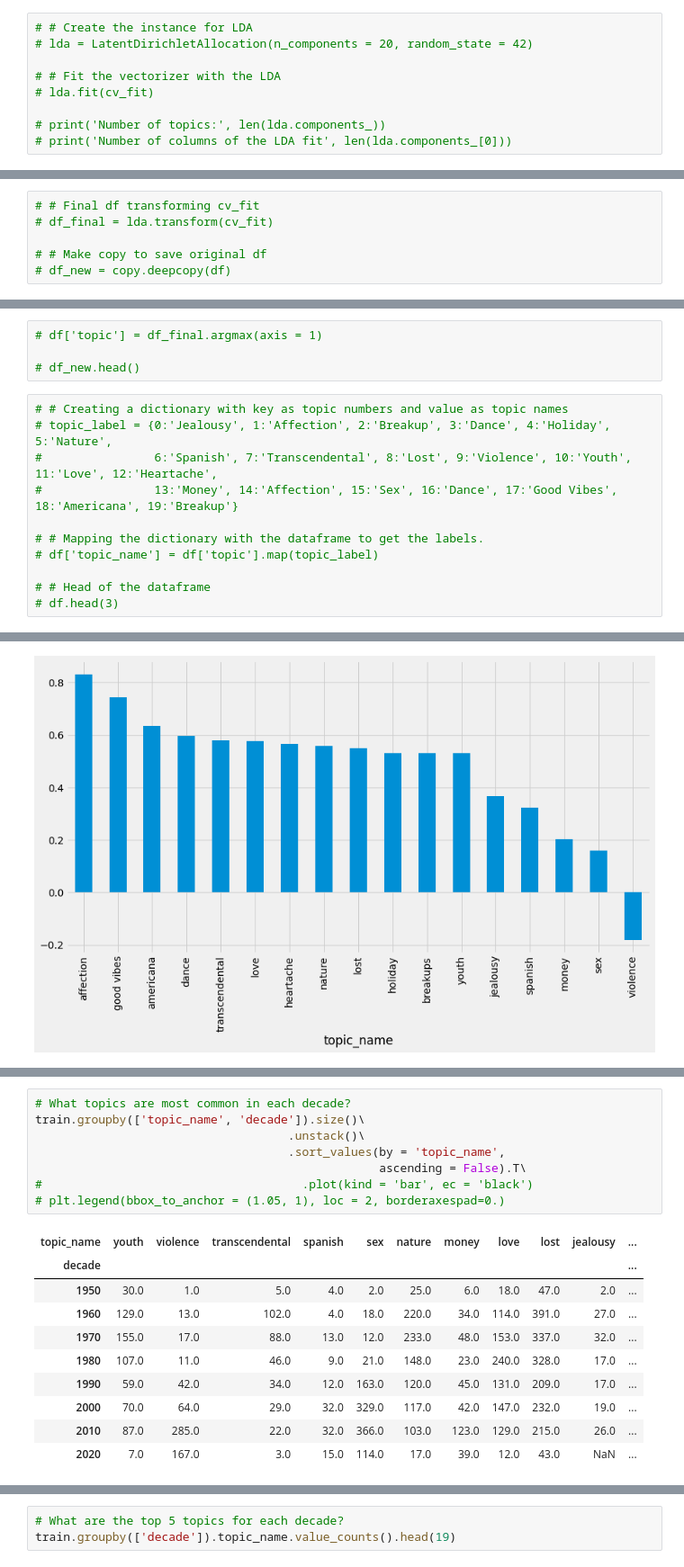
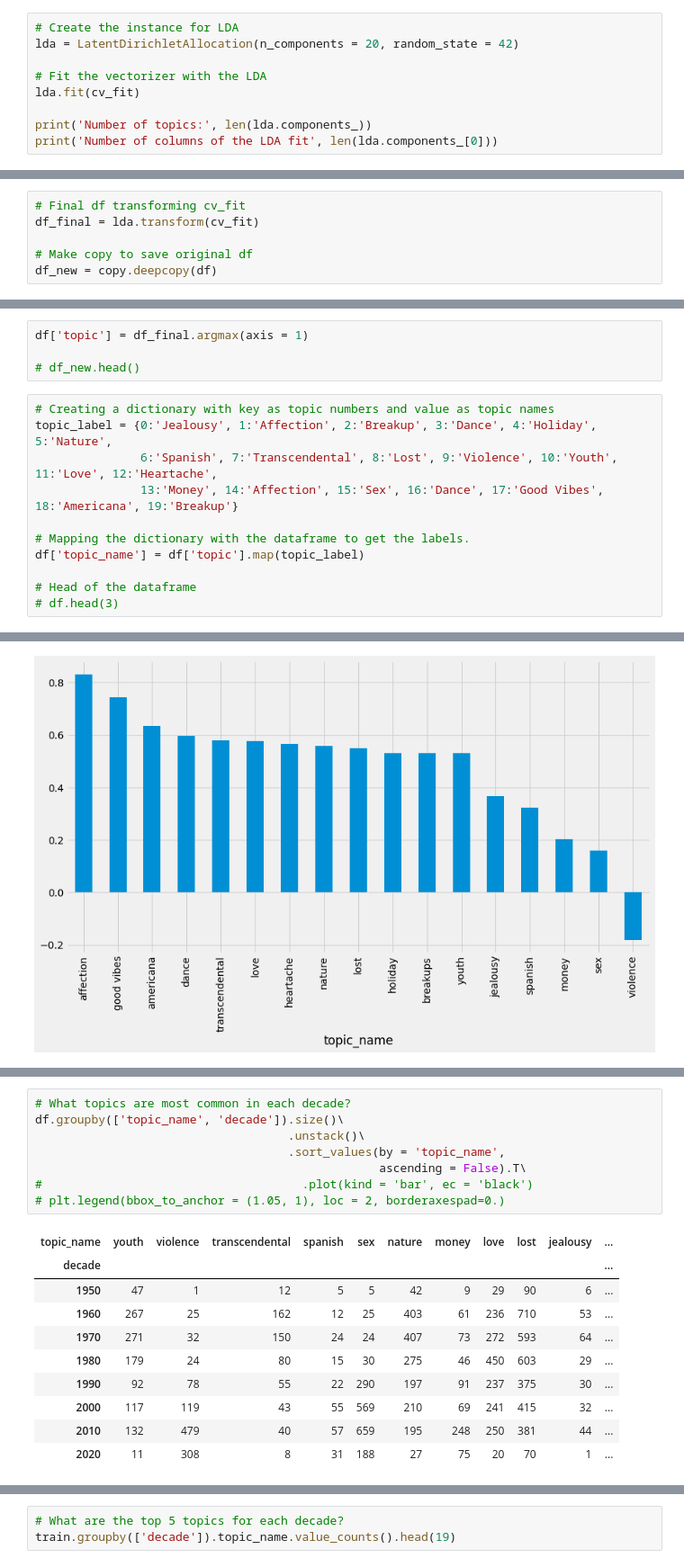
Before and after one commit to CBRJ-Lyrical-Metrics/lyrical-evolution-capstone, a Jupyter notebook: Drafts/jerry_workbook.ipynb, the cells around one changed output, grey strips where cells are left out. Shown at 90% size. Cells and saved outputs as stored; diff of their text form.

```diff
--- a/Drafts/jerry_workbook.ipynb
+++ b/Drafts/jerry_workbook.ipynb
@@ -86,9 +92,9 @@ df.head()
 # %%
-# # Create the instance for LDA
-# lda = LatentDirichletAllocation(n_components = 20, random_state = 42)
+# Create the instance for LDA
+lda = LatentDirichletAllocation(n_components = 20, random_state = 42)
 
-# # Fit the vectorizer with the LDA
-# lda.fit(cv_fit)
+# Fit the vectorizer with the LDA
+lda.fit(cv_fit)
 
-# print('Number of topics:', len(lda.components_))
-# print('Number of columns of the LDA fit', len(lda.components_[0]))
+print('Number of topics:', len(lda.components_))
+print('Number of columns of the LDA fit', len(lda.components_[0]))
@@ -106,7 +135,7 @@ df.head()
 # %%
-# # Final df transforming cv_fit
-# df_final = lda.transform(cv_fit)
+# Final df transforming cv_fit
+df_final = lda.transform(cv_fit)
 
-# # Make copy to save original df
-# df_new = copy.deepcopy(df)
+# Make copy to save original df
+df_new = copy.deepcopy(df)
 # %%
@@ -122,17 +151,17 @@ df.head()
 # %%
-# df['topic'] = df_final.argmax(axis = 1)
+df['topic'] = df_final.argmax(axis = 1)
 
 # df_new.head()
 # %%
-# # Creating a dictionary with key as topic numbers and value as topic names
-# topic_label = {0:'Jealousy', 1:'Affection', 2:'Breakup', 3:'Dance', 4:'Holiday', 5:'Nature',
-#                6:'Spanish', 7:'Transcendental', 8:'Lost', 9:'Violence', 10:'Youth', 11:'Love', 12:'Heartache',
-#                13:'Money', 14:'Affection', 15:'Sex', 16:'Dance', 17:'Good Vibes', 18:'Americana', 19:'Breakup'}
+# Creating a dictionary with key as topic numbers and value as topic names
+topic_label = {0:'Jealousy', 1:'Affection', 2:'Breakup', 3:'Dance', 4:'Holiday', 5:'Nature',
+               6:'Spanish', 7:'Transcendental', 8:'Lost', 9:'Violence', 10:'Youth', 11:'Love', 12:'Heartache',
+               13:'Money', 14:'Affection', 15:'Sex', 16:'Dance', 17:'Good Vibes', 18:'Americana', 19:'Breakup'}
 
-# # Mapping the dictionary with the dataframe to get the labels.
-# df['topic_name'] = df['topic'].map(topic_label)
+# Mapping the dictionary with the dataframe to get the labels.
+df['topic_name'] = df['topic'].map(topic_label)
 
-# # Head of the dataframe
+# Head of the dataframe
 # df.head(3)
 # %%
 # def get_topics(df):
@@ -271,20 +279,20 @@ topic_popularity(df)
 # %%
 # What topics are most common in each decade?
-train.groupby(['topic_name', 'decade']).size()\
+df.groupby(['topic_name', 'decade']).size()\
                                     .unstack()\
                                     .sort_values(by = 'topic_name',
                                                  ascending = False).T\
 #                                     .plot(kind = 'bar', ec = 'black')
 # plt.legend(bbox_to_anchor = (1.05, 1), loc = 2, borderaxespad=0.)
 # %% [output]
 | topic_name | youth | violence | transcendental | spanish | sex | nature | money | love | lost | jealousy | ... |
 | decade |  |  |  |  |  |  |  |  |  |  | ... |
-| 1950 | 30.0 | 1.0 | 5.0 | 4.0 | 2.0 | 25.0 | 6.0 | 18.0 | 47.0 | 2.0 | ... |
-| 1960 | 129.0 | 13.0 | 102.0 | 4.0 | 18.0 | 220.0 | 34.0 | 114.0 | 391.0 | 27.0 | ... |
-| 1970 | 155.0 | 17.0 | 88.0 | 13.0 | 12.0 | 233.0 | 48.0 | 153.0 | 337.0 | 32.0 | ... |
-| 1980 | 107.0 | 11.0 | 46.0 | 9.0 | 21.0 | 148.0 | 23.0 | 240.0 | 328.0 | 17.0 | ... |
-| 1990 | 59.0 | 42.0 | 34.0 | 12.0 | 163.0 | 120.0 | 45.0 | 131.0 | 209.0 | 17.0 | ... |
-| 2000 | 70.0 | 64.0 | 29.0 | 32.0 | 329.0 | 117.0 | 42.0 | 147.0 | 232.0 | 19.0 | ... |
-| 2010 | 87.0 | 285.0 | 22.0 | 32.0 | 366.0 | 103.0 | 123.0 | 129.0 | 215.0 | 26.0 | ... |
-| 2020 | 7.0 | 167.0 | 3.0 | 15.0 | 114.0 | 17.0 | 39.0 | 12.0 | 43.0 | NaN | ... |
+| 1950 | 47 | 1 | 12 | 5 | 5 | 42 | 9 | 29 | 90 | 6 | ... |
+| 1960 | 267 | 25 | 162 | 12 | 25 | 403 | 61 | 236 | 710 | 53 | ... |
+| 1970 | 271 | 32 | 150 | 24 | 24 | 407 | 73 | 272 | 593 | 64 | ... |
+| 1980 | 179 | 24 | 80 | 15 | 30 | 275 | 46 | 450 | 603 | 29 | ... |
+| 1990 | 92 | 78 | 55 | 22 | 290 | 197 | 91 | 237 | 375 | 30 | ... |
+| 2000 | 117 | 119 | 43 | 55 | 569 | 210 | 69 | 241 | 415 | 32 | ... |
+| 2010 | 132 | 479 | 40 | 57 | 659 | 195 | 248 | 250 | 381 | 44 | ... |
+| 2020 | 11 | 308 | 8 | 31 | 188 | 27 | 75 | 20 | 70 | 1 | ... |
 # %%
```
Also changed, not shown: parts of 33 cells of this notebook, 1 other file.
